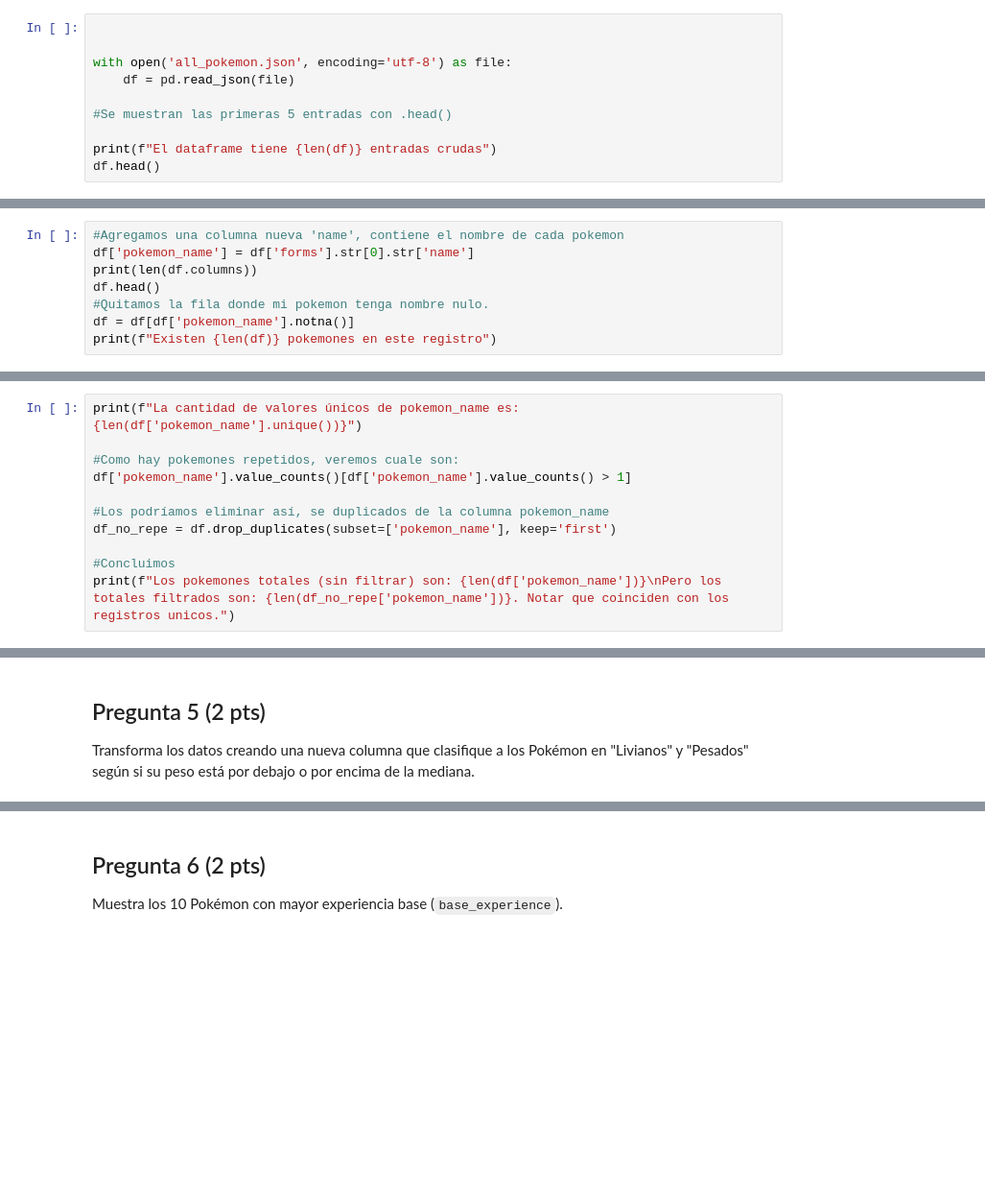
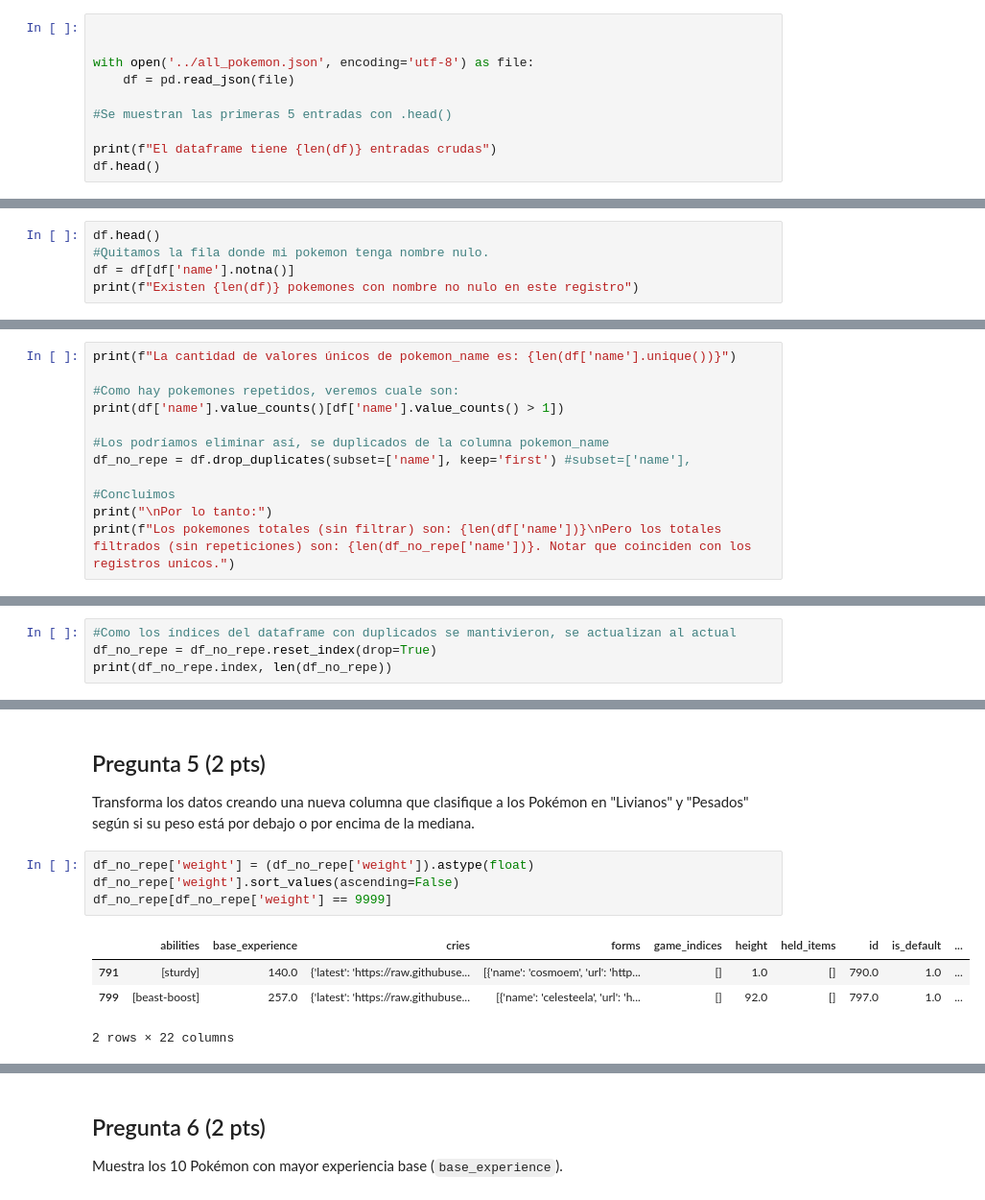
Before and after one commit to BenjaCidR/IMT2200-BENJAMIN-CID, a Jupyter notebook: interrogaciones/I1/practica_pokemon.ipynb, the cells around one changed output, grey strips where cells are left out. Shown: that part at 96% size. Drawn from its saved outputs; the diff is of its cells as text; blank space fills up the shorter version.

```diff
--- a/interrogaciones/I1/practica_pokemon.ipynb
+++ b/interrogaciones/I1/practica_pokemon.ipynb
@@ -17,7 +18,7 @@ import matplotlib.pyplot as plt
 # %%
 
 
-with open('all_pokemon.json', encoding='utf-8') as file:
+with open('../all_pokemon.json', encoding='utf-8') as file:
     df = pd.read_json(file)
 
 #Se muestran las primeras 5 entradas con .head()
@@ -39,9 +70,6 @@ Explora las variables disponibles en el dataset (columnas y tipos de datos). ¿C
 # %%
-#Agregamos una columna nueva 'name', contiene el nombre de cada pokemon
-df['pokemon_name'] = df['forms'].str[0].str['name']
-print(len(df.columns))
 df.head()
 #Quitamos la fila donde mi pokemon tenga nombre nulo.
-df = df[df['pokemon_name'].notna()]
-print(f"Existen {len(df)} pokemones en este registro")
+df = df[df['name'].notna()]
+print(f"Existen {len(df)} pokemones con nombre no nulo en este registro")
 # %% [output]
@@ -50,13 +77,14 @@ Existen 1028 pokemones en este registro
 # %%
-print(f"La cantidad de valores únicos de pokemon_name es: {len(df['pokemon_name'].unique())}")
+print(f"La cantidad de valores únicos de pokemon_name es: {len(df['name'].unique())}")
 
 #Como hay pokemones repetidos, veremos cuale son:
-df['pokemon_name'].value_counts()[df['pokemon_name'].value_counts() > 1]
+print(df['name'].value_counts()[df['name'].value_counts() > 1])
 
 #Los podríamos eliminar así, se duplicados de la columna pokemon_name
-df_no_repe = df.drop_duplicates(subset=['pokemon_name'], keep='first')
+df_no_repe = df.drop_duplicates(subset=['name'], keep='first') #subset=['name'],
 
 #Concluimos
-print(f"Los pokemones totales (sin filtrar) son: {len(df['pokemon_name'])}\nPero los totales filtrados son: {len(df_no_repe['pokemon_name'])}. Notar que coinciden con los registros unicos.")
+print("\nPor lo tanto:")
+print(f"Los pokemones totales (sin filtrar) son: {len(df['name'])}\nPero los totales filtrados (sin repeticiones) son: {len(df_no_repe['name'])}. Notar que coinciden con los registros unicos.")
 # %% [output]
 La cantidad de valores únicos de pokemon_name es: 1025
@@ -82,0 +124,4 @@ df['forms'][0]
+# %%
+#Como los índices del dataframe con duplicados se mantivieron, se actualizan al actual
+df_no_repe = df_no_repe.reset_index(drop=True)
+print(df_no_repe.index, len(df_no_repe))
@@ -173,3 +237,12 @@ df[df['height'] == 200]
 # %% [markdown]
 ## Pregunta 5 (2 pts)
 Transforma los datos creando una nueva columna que clasifique a los Pokémon en "Livianos" y "Pesados" según si su peso está por debajo o por encima de la mediana.
+# %%
+df_no_repe['weight'] = (df_no_repe['weight']).astype(float)
+df_no_repe['weight'].sort_values(ascending=False)
+df_no_repe[df_no_repe['weight'] == 9999]
+# %% [output]
+|  | abilities | base_experience | cries | forms | game_indices | height | held_items | id | is_default | ... |
+| 791 | [sturdy] | 140.0 | {'latest': 'https://raw.githubuse... | [{'name': 'cosmoem', 'url': 'http... | [] | 1.0 | [] | 790.0 | 1.0 | ... |
+| 799 | [beast-boost] | 257.0 | {'latest': 'https://raw.githubuse... | [{'name': 'celesteela', 'url': 'h... | [] | 92.0 | [] | 797.0 | 1.0 | ... |
+2 rows × 22 columns
```
Also changed, not shown: parts of 17 cells of this notebook, 8 other files.
